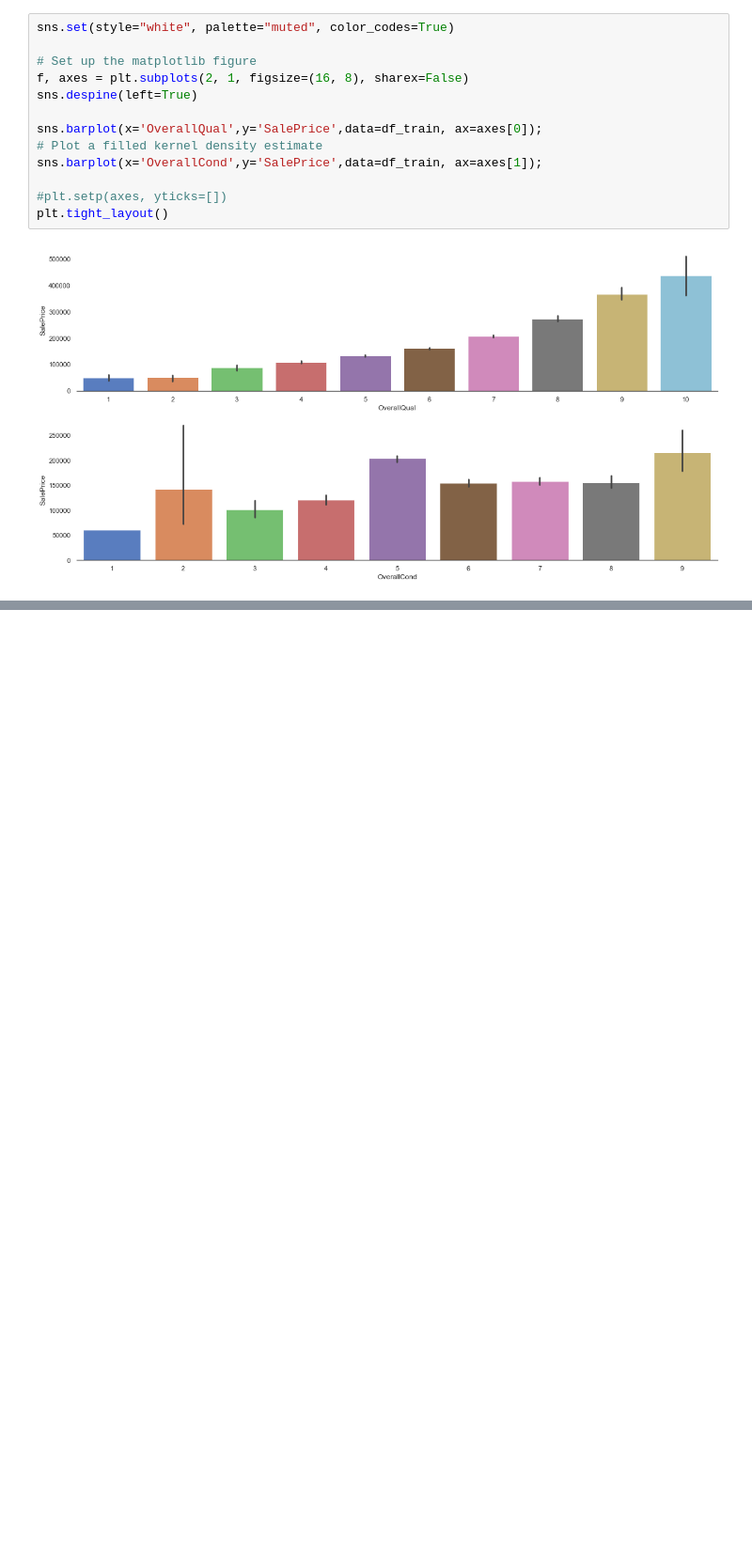
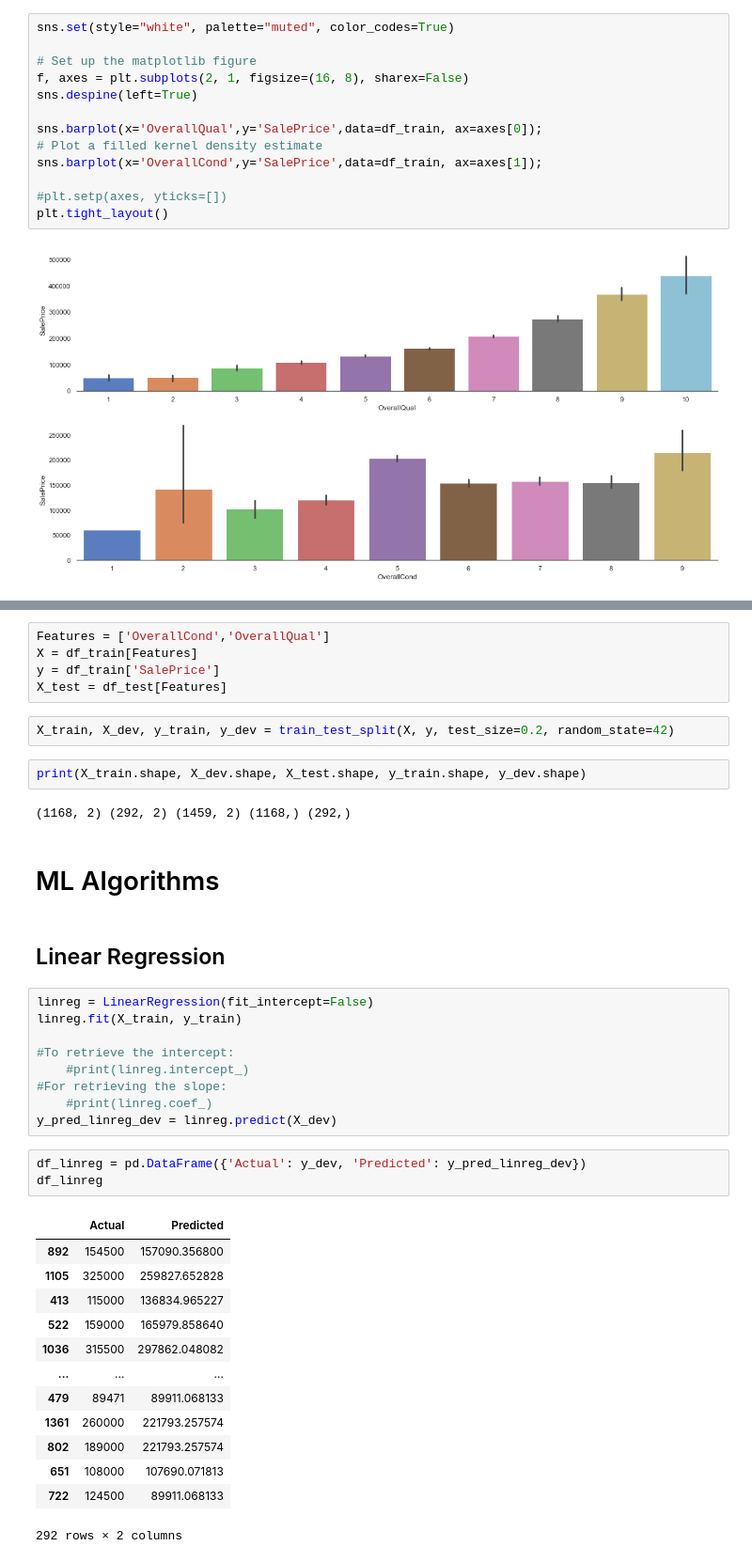
Before and after one commit to IntelligentsiAI/000-House-Price-Prediction, a Jupyter notebook: Data Exploration.ipynb, the cells around one changed output, grey strips where cells are left out. Shown: that part at 94% size. Drawn from its saved outputs; the diff is of its cells as text; blank space fills up the shorter version.

```diff
--- a/Data Exploration.ipynb
+++ b/Data Exploration.ipynb
@@ -113,0 +120,41 @@ plt.tight_layout()
+# %%
+Features = ['OverallCond','OverallQual']
+X = df_train[Features]
+y = df_train['SalePrice']
+X_test = df_test[Features]
+# %%
+X_train, X_dev, y_train, y_dev = train_test_split(X, y, test_size=0.2, random_state=42)
+# %%
+print(X_train.shape, X_dev.shape, X_test.shape, y_train.shape, y_dev.shape)
+# %% [output]
+(1168, 2) (292, 2) (1459, 2) (1168,) (292,)
+# %% [markdown]
+# ML Algorithms
+# %% [markdown]
+## Linear Regression
+# %%
+linreg = LinearRegression(fit_intercept=False)
+linreg.fit(X_train, y_train)
+
+#To retrieve the intercept:
+    #print(linreg.intercept_)
+#For retrieving the slope:
+    #print(linreg.coef_)
+y_pred_linreg_dev = linreg.predict(X_dev)
+# %%
+df_linreg = pd.DataFrame({'Actual': y_dev, 'Predicted': y_pred_linreg_dev})
+df_linreg
+# %% [output]
+|  | Actual | Predicted |
+| 892 | 154500 | 157090.356800 |
+| 1105 | 325000 | 259827.652828 |
+| 413 | 115000 | 136834.965227 |
+| 522 | 159000 | 165979.858640 |
+| 1036 | 315500 | 297862.048082 |
+| ... | ... | ... |
+| 479 | 89471 | 89911.068133 |
+| 1361 | 260000 | 221793.257574 |
+| 802 | 189000 | 221793.257574 |
+| 651 | 108000 | 107690.071813 |
+| 722 | 124500 | 89911.068133 |
+292 rows × 2 columns
```
Also changed, not shown: parts of 15 cells of this notebook, 1 other file.
